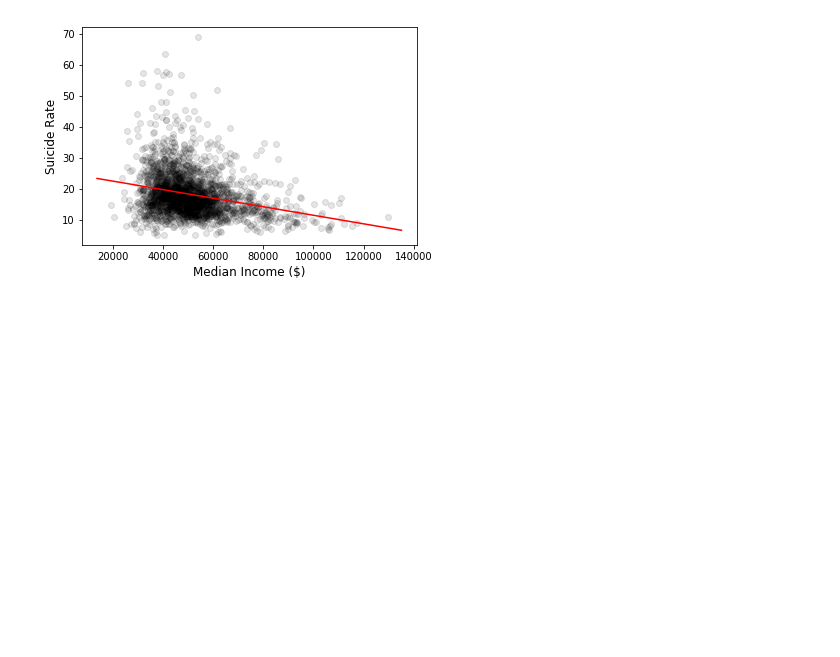
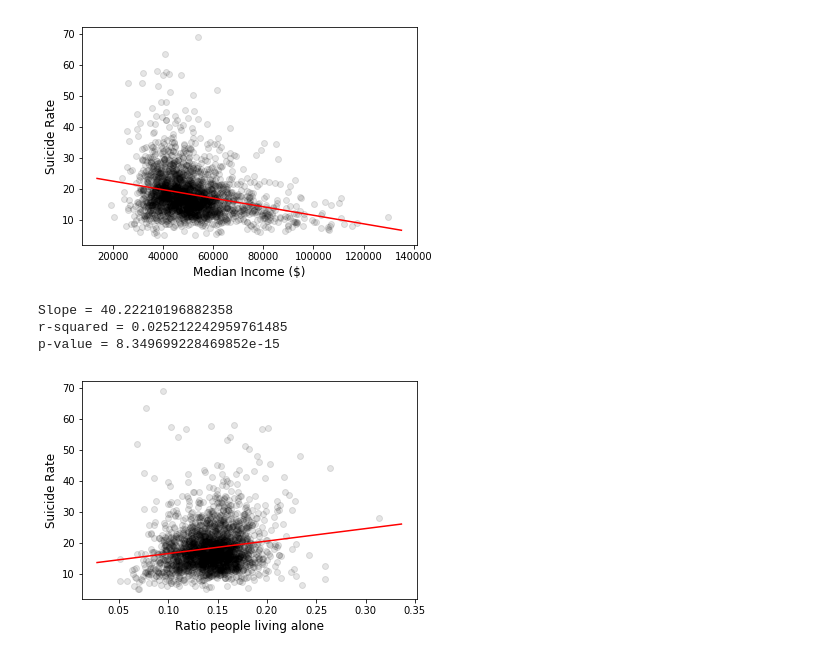
Before and after one commit to salkoffd/HappySauce, a Jupyter notebook: HappySauce.ipynb, the cells around one changed output. Saved outputs shown, nothing was run; the diff lists cells and outputs as text; code cells hidden in the pictures; blank space fills up the shorter version.

```diff
--- a/HappySauce.ipynb
+++ b/HappySauce.ipynb
@@ -264,3 +319,34 @@ Slope = -0.000137693374616869
 r-squared = 0.0693249836137168
 p-value = 9.424633846014432e-39
 [figure]
+# %%
+# Define x and y
+x = (df_full['B09021_002E']) / df_full['B09021_001E']
+y = df_full['Suicide Rate']
+
+# Plot
+fig = plt.scatter(x, y, c='black', alpha=0.1)
+axes = plt.gca()
+# axes.set_xlim([0,1])
+plt.ylabel('Suicide Rate', fontsize=12)
+plt.xlabel('Ratio people living alone', fontsize=12)
+
+# Most dense counties
+# df_full.loc[df_full['Population Density'] > 20000]
+
+# Linear Regression
+slope, intercept, r_value, p_value, std_err = stats.linregress(x, y)
+# Plot a line from slope and intercept
+axes = plt.gca()
+x_vals = np.array(axes.get_xlim())
+y_vals = intercept + slope * x_vals
+plt.plot(x_vals, y_vals, '-', color="red")
+print(f"Slope = {slope}")
+print(f"r-squared = {r_value**2}")
+print(f"p-value = {p_value}")
+# plt.savefig("happySauce_fig01.png")
+# %% [output]
+Slope = 40.22210196882358
+r-squared = 0.025212242959761485
+p-value = 8.349699228469852e-15
+[figure, added]
```
Also changed, not shown: parts of 10 cells of this notebook.
